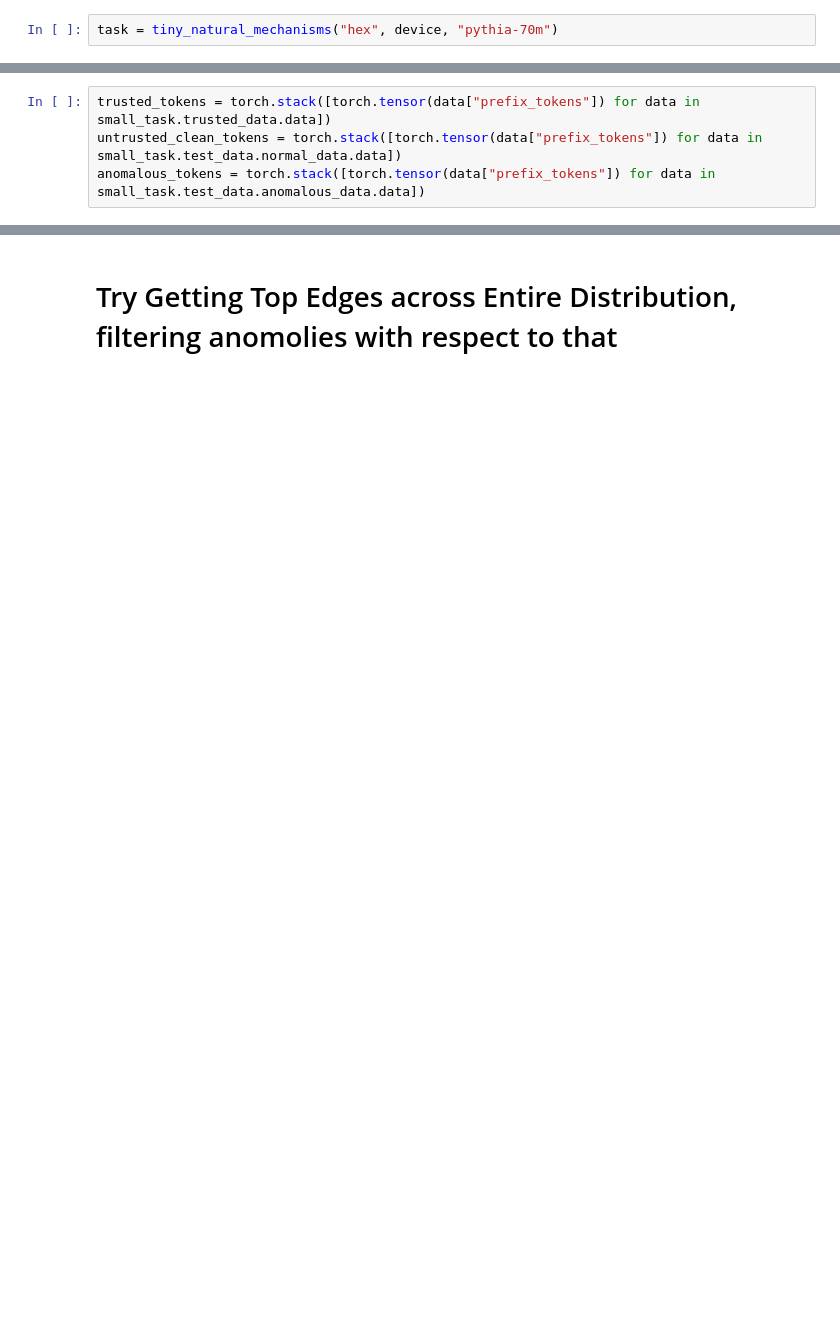
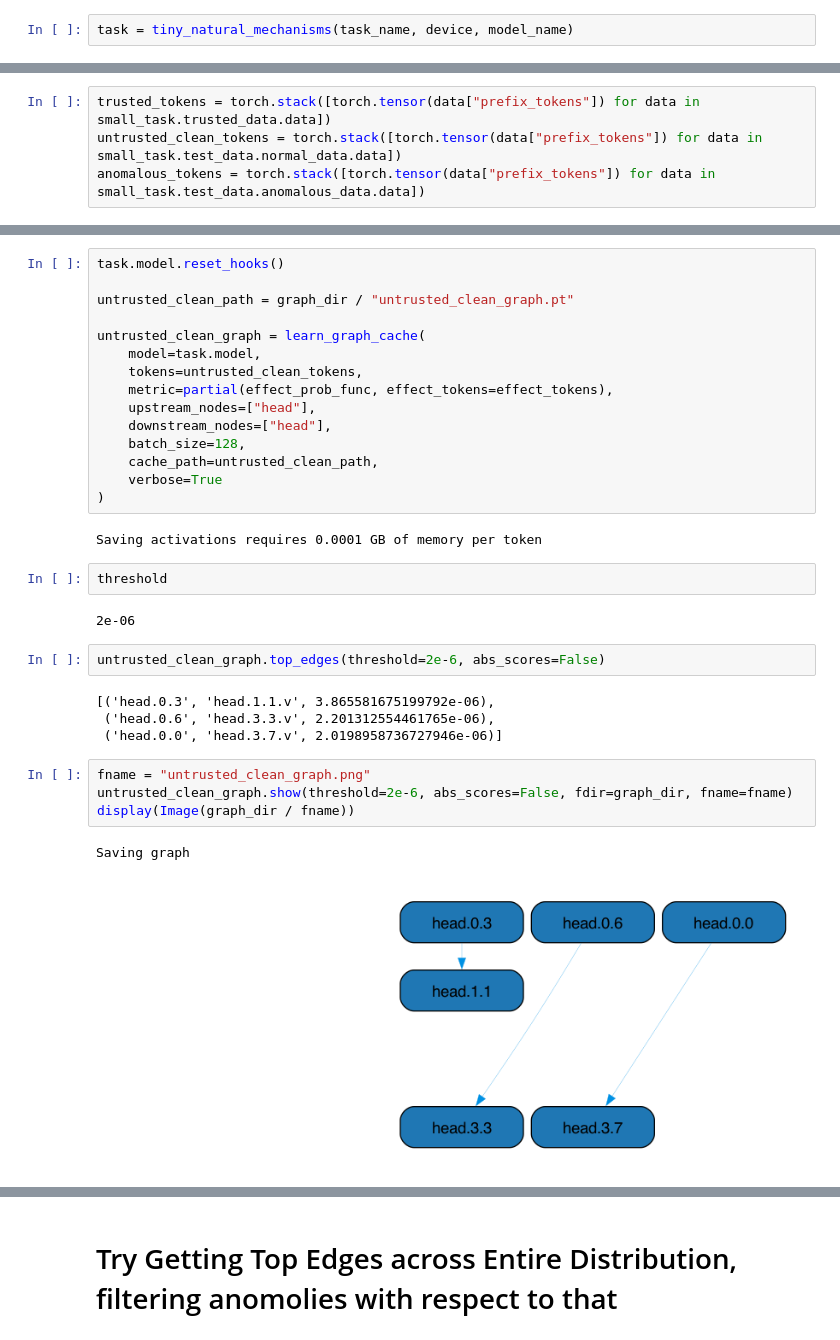
Before and after one commit to oliveradk/elk-experiments, a Jupyter notebook: notebooks/explore_eap_graphs_hex.ipynb, the cells around one changed output, grey strips where cells are left out. Saved outputs shown, nothing was run; the diff lists cells and outputs as text; blank space fills up the shorter version.

```diff
--- a/notebooks/explore_eap_graphs_hex.ipynb
+++ b/notebooks/explore_eap_graphs_hex.ipynb
@@ -28,5 +36,5 @@ from elk_experiments.tiny_natural_mechanisms_utils import get_task_subset
 # %%
-task = tiny_natural_mechanisms("hex", device, "pythia-70m")
+task = tiny_natural_mechanisms(task_name, device, model_name)
 # %% [output]
 Loaded pretrained model attn-only-1l into HookedTransformer
 Moving model to device:  mps
@@ -254,0 +157,34 @@ Saving graph
+# %%
+task.model.reset_hooks()
+
+untrusted_clean_path = graph_dir / "untrusted_clean_graph.pt"
+
+untrusted_clean_graph = learn_graph_cache(
+    model=task.model,
+    tokens=untrusted_clean_tokens,
+    metric=partial(effect_prob_func, effect_tokens=effect_tokens),
+    upstream_nodes=["head"],
+    downstream_nodes=["head"],
+    batch_size=128,
+    cache_path=untrusted_clean_path,
+    verbose=True
+)
+# %% [output]
+Saving activations requires 0.0001 GB of memory per token
+# %%
+threshold
+# %% [output]
+2e-06
+# %%
+untrusted_clean_graph.top_edges(threshold=2e-6, abs_scores=False)
+# %% [output]
+[('head.0.3', 'head.1.1.v', 3.865581675199792e-06),
+ ('head.0.6', 'head.3.3.v', 2.201312554461765e-06),
+ ('head.0.0', 'head.3.7.v', 2.0198958736727946e-06)]
+# %%
+fname = "untrusted_clean_graph.png"
+untrusted_clean_graph.show(threshold=2e-6, abs_scores=False, fdir=graph_dir, fname=fname)
+display(Image(graph_dir / fname))
+# %% [output]
+Saving graph
+[figure, added]
```
Also changed, not shown: parts of 72 cells of this notebook, 3 other files.
